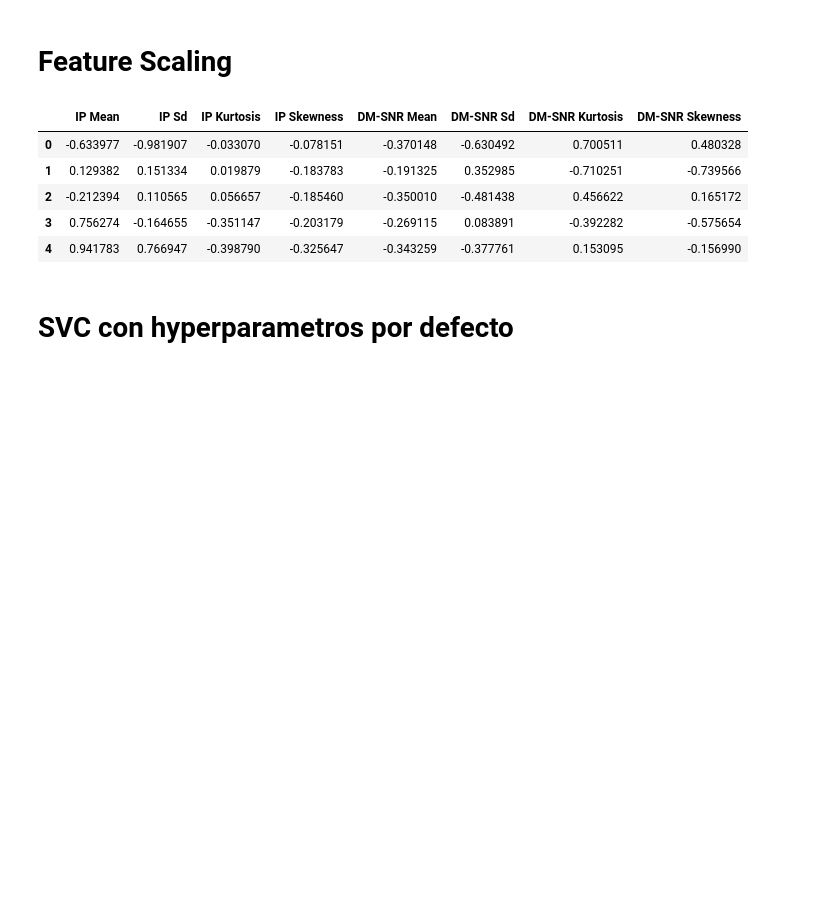
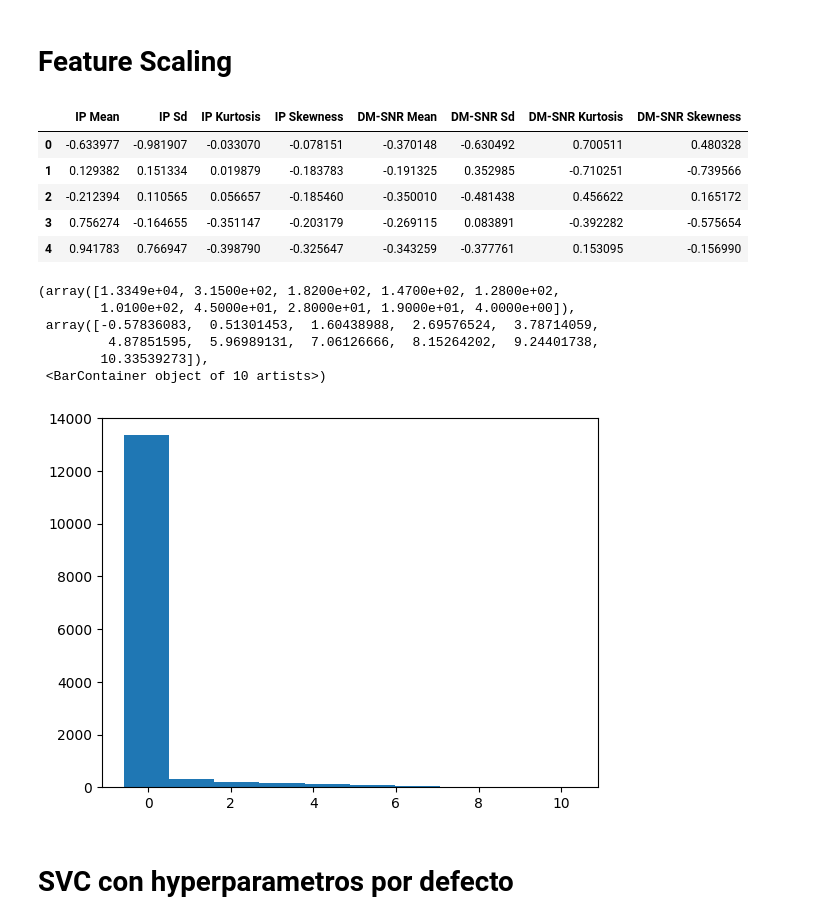
Before and after one commit to dfbustosus/Bootcamp-DS-2023-I, a Jupyter notebook: Clase 20 - 8 May 2023/Ejemplo 1-SVM (Clasificación).ipynb, the cells around one changed output. Cells and saved outputs as stored; diff of their text form; code cells hidden in the pictures; blank space fills up the shorter version.

```diff
--- a/Clase 20 - 8 May 2023/Ejemplo 1-SVM (Clasificación).ipynb
+++ b/Clase 20 - 8 May 2023/Ejemplo 1-SVM (Clasificación).ipynb
@@ -180,6 +179,16 @@ X_train.head()
 | 2 | -0.212394 | 0.110565 | 0.056657 | -0.185460 | -0.350010 | -0.481438 | 0.456622 | 0.165172 |
 | 3 | 0.756274 | -0.164655 | -0.351147 | -0.203179 | -0.269115 | 0.083891 | -0.392282 | -0.575654 |
 | 4 | 0.941783 | 0.766947 | -0.398790 | -0.325647 | -0.343259 | -0.377761 | 0.153095 | -0.156990 |
+# %%
+plt.hist(X_train.iloc[:,3].values)
+# %% [output]
+(array([1.3349e+04, 3.1500e+02, 1.8200e+02, 1.4700e+02, 1.2800e+02,
+        1.0100e+02, 4.5000e+01, 2.8000e+01, 1.9000e+01, 4.0000e+00]),
+ array([-0.57836083,  0.51301453,  1.60438988,  2.69576524,  3.78714059,
+         4.87851595,  5.96989131,  7.06126666,  8.15264202,  9.24401738,
+        10.33539273]),
+ <BarContainer object of 10 artists>)
+[figure, added]
 # %% [markdown]
 # SVC con hyperparametros por defecto
 # %%
```
Also changed, not shown: parts of 1 cell of this notebook, 17 other files.
